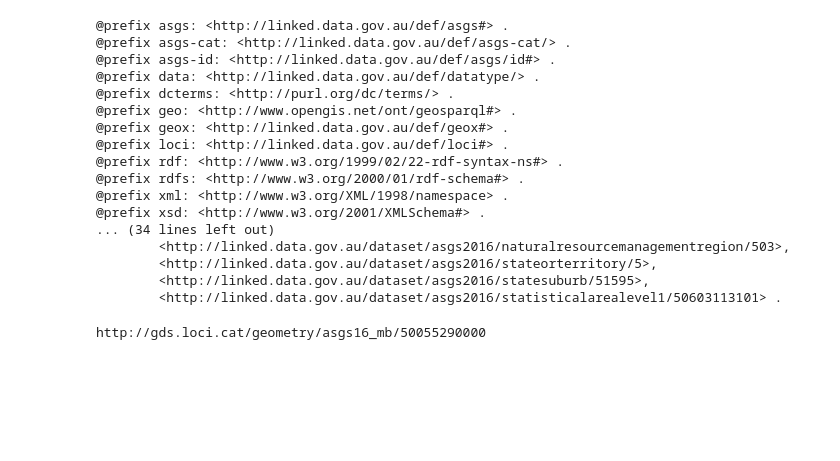
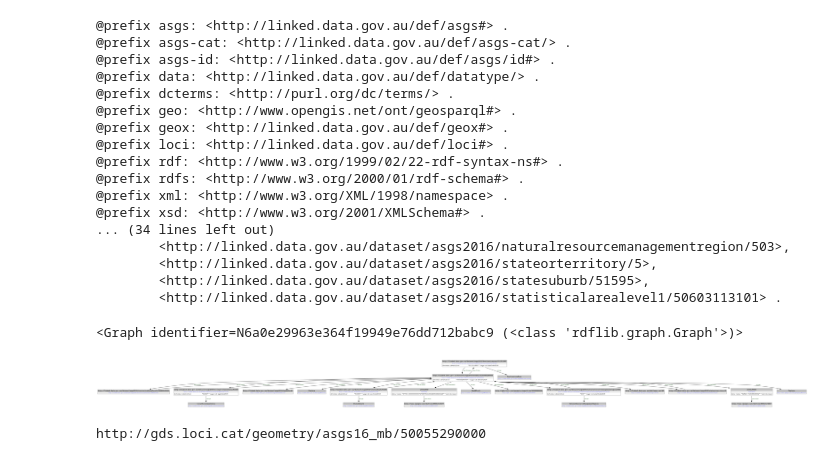
Before and after one commit to CSIRO-enviro-informatics/loci-notebooks, a Jupyter notebook: 02-explore-cross-dataset-relationships.ipynb, the cells around one changed output. Drawn from its saved outputs; the diff is of its cells as text; code cells hidden in the pictures; blank space fills up the shorter version.

```diff
--- a/02-explore-cross-dataset-relationships.ipynb
+++ b/02-explore-cross-dataset-relationships.ipynb
@@ -61,6 +79,35 @@ print(res_body)
         <http://linked.data.gov.au/dataset/asgs2016/stateorterritory/5>,
         <http://linked.data.gov.au/dataset/asgs2016/statesuburb/51595>,
         <http://linked.data.gov.au/dataset/asgs2016/statisticalarealevel1/50603113101> .
+# %%
+from  rdflib import Graph
+g = Graph()
+result = g.parse(data=res_body, format="text/turtle")
+g
+# %% [output]
+<Graph identifier=N6a0e29963e364f19949e76dd712babc9 (<class 'rdflib.graph.Graph'>)>
+# %%
+import pydot
+import io
+from IPython.display import display, Image
+from rdflib.tools.rdf2dot import rdf2dot
+
+def visualize(g):
+    stream = io.StringIO()
+    rdf2dot(g, stream, opts = {display})
+    graphs = pydot.graph_from_dot_data(stream.getvalue())
+    graph = graphs[0]
+    #print(graphs)
+    #graph.set_size('"100,100!"')
+    png = graph.create_png(prog='dot')
+    #graph.write_png('graph.png')
+    #svg = graph.create_svg()
+    display(Image(png))
+
+
+visualize(g)
+# %% [output]
+[figure, added]
 # %%
 #you could use rdflib to do some more digging into the semantic description to get the geometry...
 import rdflib
```
Also changed, not shown: parts of 10 cells of this notebook, 2 other files.
